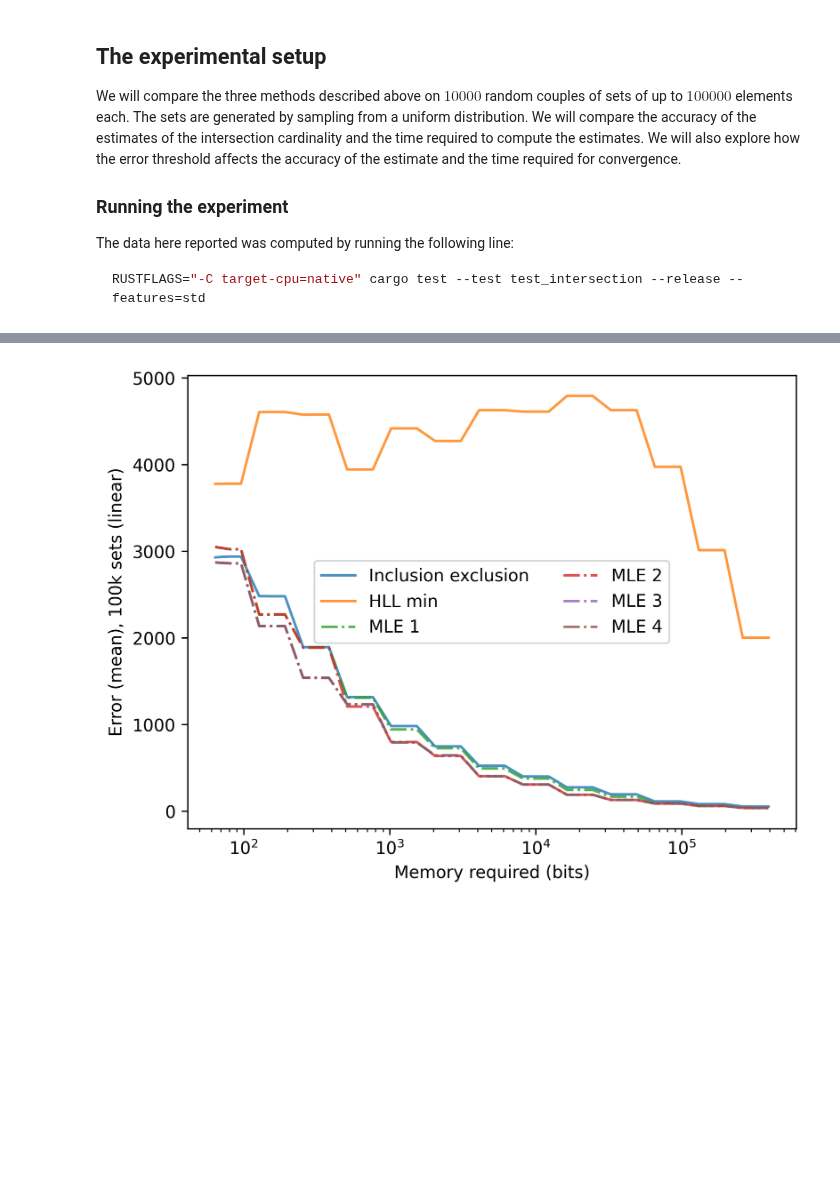
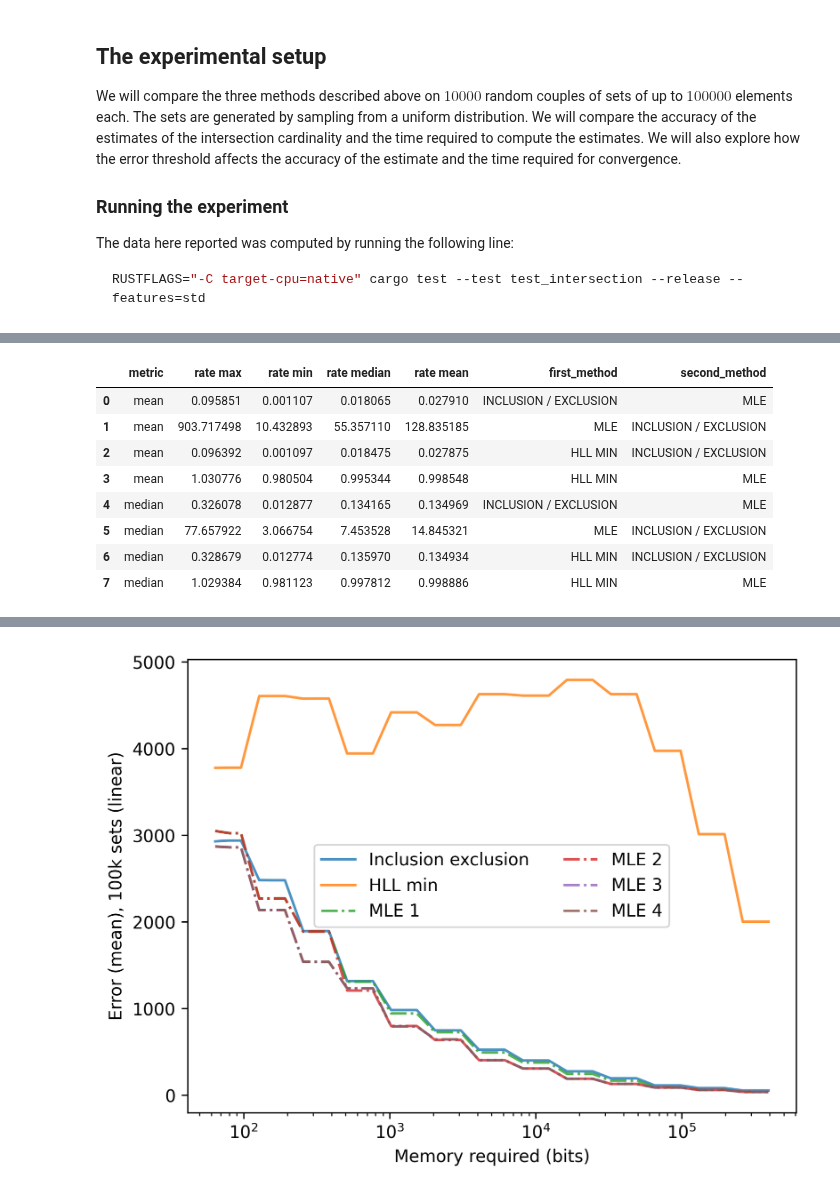
Before and after one commit to LucaCappelletti94/hyperloglog-rs, a Jupyter notebook: Intersection evaluations.ipynb, the cells around one changed output, grey strips where cells are left out. Drawn from its saved outputs; the diff is of its cells as text; code cells hidden in the pictures; blank space fills up the shorter version.

```diff
--- a/Intersection evaluations.ipynb
+++ b/Intersection evaluations.ipynb
@@ -125,0 +183,61 @@ data_hll
+# %%
+methods = []
+
+for metric in ("mean", "median"):
+    rate_ie_mle = data_hll.time_inclusion_exclusion[metric] / data_hll.time_mle_3[metric]
+    rate_mle_ie = data_hll.time_mle_3[metric] / data_hll.time_inclusion_exclusion[metric]
+    rate_min_ie = data_hll.time_hll_min[metric] / data_hll.time_mle_3[metric]
+    rate_min_mle = data_hll.time_hll_min[metric] / data_hll.time_inclusion_exclusion[metric]
+
+    methods.append(pd.DataFrame({
+        "metric": metric,
+        "rate max": rate_ie_mle.max(),
+        "rate min": rate_ie_mle.min(),
+        "rate median": rate_ie_mle.median(),
+        "rate mean": rate_ie_mle.mean(),
+        "first_method": "INCLUSION / EXCLUSION",
+        "second_method": "MLE"
+    }, index=[0]))
+
+    methods.append(pd.DataFrame({
+        "metric": metric,
+        "rate max": rate_mle_ie.max(),
+        "rate min": rate_mle_ie.min(),
+        "rate median": rate_mle_ie.median(),
+        "rate mean": rate_mle_ie.mean(),
+        "first_method": "MLE",
+        "second_method": "INCLUSION / EXCLUSION"
+    }, index=[0]))
+
+    methods.append(pd.DataFrame({
+        "metric": metric,
+        "rate max": rate_min_ie.max(),
+        "rate min": rate_min_ie.min(),
+        "rate median": rate_min_ie.median(),
+        "rate mean": rate_min_ie.mean(),
+        "first_method": "HLL MIN",
+        "second_method": "INCLUSION / EXCLUSION"
+    }, index=[0]))
+
+    methods.append(pd.DataFrame({
+        "metric": metric,
+        "rate max": rate_min_mle.max(),
+        "rate min": rate_min_mle.min(),
+        "rate median": rate_min_mle.median(),
+        "rate mean": rate_min_mle.mean(),
+        "first_method": "HLL MIN",
+        "second_method": "MLE"
+    }, index=[0]))
+
+methods = pd.concat(methods).reset_index(drop=True)
+methods
+# %% [output]
+|  | metric | rate max | rate min | rate median | rate mean | first_method | second_method |
+| 0 | mean | 0.095851 | 0.001107 | 0.018065 | 0.027910 | INCLUSION / EXCLUSION | MLE |
+| 1 | mean | 903.717498 | 10.432893 | 55.357110 | 128.835185 | MLE | INCLUSION / EXCLUSION |
+| 2 | mean | 0.096392 | 0.001097 | 0.018475 | 0.027875 | HLL MIN | INCLUSION / EXCLUSION |
+| 3 | mean | 1.030776 | 0.980504 | 0.995344 | 0.998548 | HLL MIN | MLE |
+| 4 | median | 0.326078 | 0.012877 | 0.134165 | 0.134969 | INCLUSION / EXCLUSION | MLE |
+| 5 | median | 77.657922 | 3.066754 | 7.453528 | 14.845321 | MLE | INCLUSION / EXCLUSION |
+| 6 | median | 0.328679 | 0.012774 | 0.135970 | 0.134934 | HLL MIN | INCLUSION / EXCLUSION |
+| 7 | median | 1.029384 | 0.981123 | 0.997812 | 0.998886 | HLL MIN | MLE |
```
Also changed, not shown: parts of 16 cells of this notebook.
